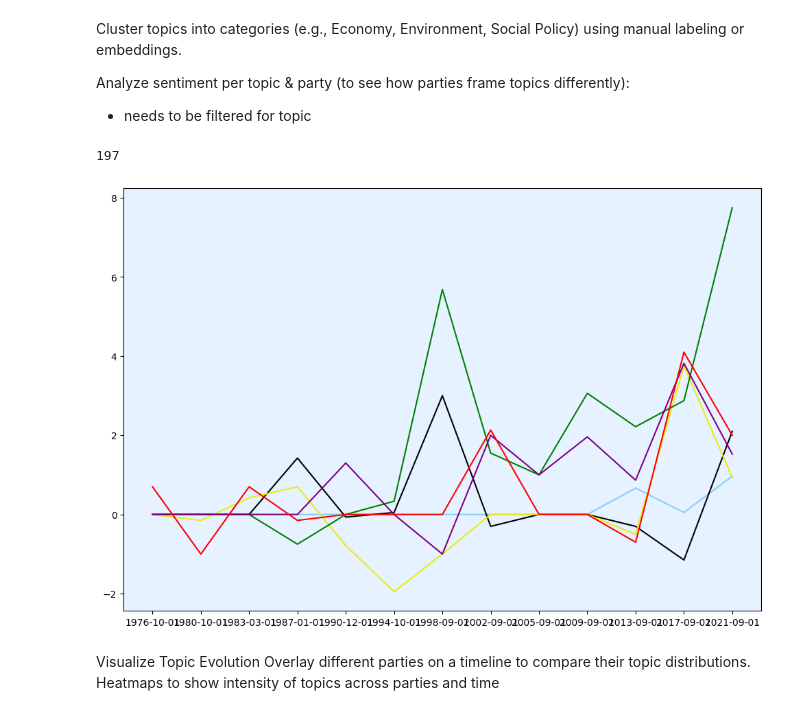
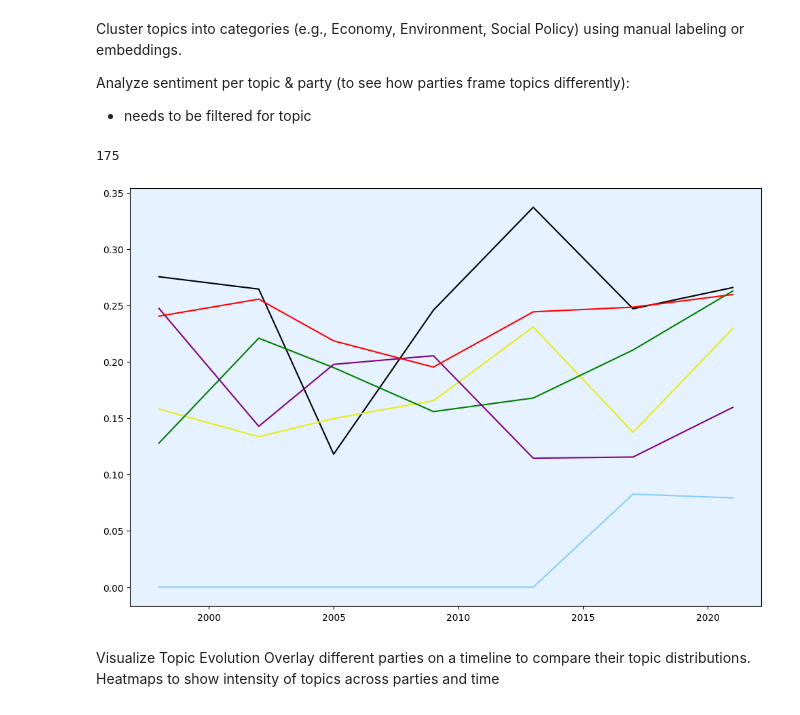
Before and after one commit to SpicyJaque/foPra, a Jupyter notebook: tm_analysis.ipynb, the cells around one changed output. Cells and saved outputs as stored; diff of their text form; code cells hidden in the pictures.

```diff
--- a/tm_analysis.ipynb
+++ b/tm_analysis.ipynb
@@ -56,6 +56,15 @@ party_colors = {
 df_manifesto = pd.read_pickle('Manifesto_final.pkl')
 # %%
 cmp_categories = pd.read_csv(file_path  + "cmp_categories.csv")
+# %%
+# Merge df_manifesto with cmp_categories to add the description_md column
+df_manifesto = df_manifesto.merge(cmp_categories[['code', 'description_md']],
+                                  left_on='cmp_code',
+                                  right_on='code',
+                                  how='left')
+
+# Drop the redundant 'code' column after the merge
+df_manifesto.drop(columns=['code'], inplace=True)
 # %%
 #topic_model = BERTopic.load("bertopic_model.pkl")
 topic_model = BERTopic.load(file_path)
@@ -188,19 +184,21 @@ df_filtered["sentiment"] = df_filtered["text"].apply(lambda x: TextBlobDE(x).sen
 non_zero_sentiment_count = (df_filtered["sentiment"] != 0).sum()
 non_zero_sentiment_count
 # %% [output]
-197
+175
 # %%
-df_pivot3 = df_filtered.pivot_table(index='date', columns='party', values='sentiment', aggfunc='sum').fillna(0)
+cmp_cat = limit_to_cmp(df_manifesto, 400, 450)
+
+df_pivot_cat = cmp_cat.pivot_table(index='date', columns='party', values='sentiment', aggfunc="mean").fillna(0)
 # %%
 # Plot the data
 plt.figure(figsize=(12, 8))
-for party in df_pivot3.columns:
+for party in df_pivot_cat.columns:
     # plt.plot(df_pivot.index, df_pivot[party], label=party)
     # if df_pivot[party].max() > 0:
-    plt.plot(df_pivot3.index, df_pivot3[party], label=party, color=[c/255 for c in party_colors[party]])
+    plt.plot(df_pivot_cat.index, df_pivot_cat[party], label=party, color=[c/255 for c in party_colors[party]])
     plt.gca().set_facecolor((0.9, 0.95, 1))  # Set background color to light grey/blue
 # %% [output]
-[figure, old version]
+[figure, new version]
 # %% [markdown]
 Visualize Topic Evolution
 Overlay different parties on a timeline to compare their topic distributions.
```
Also changed, not shown: parts of 9 cells of this notebook, 1 other file.
